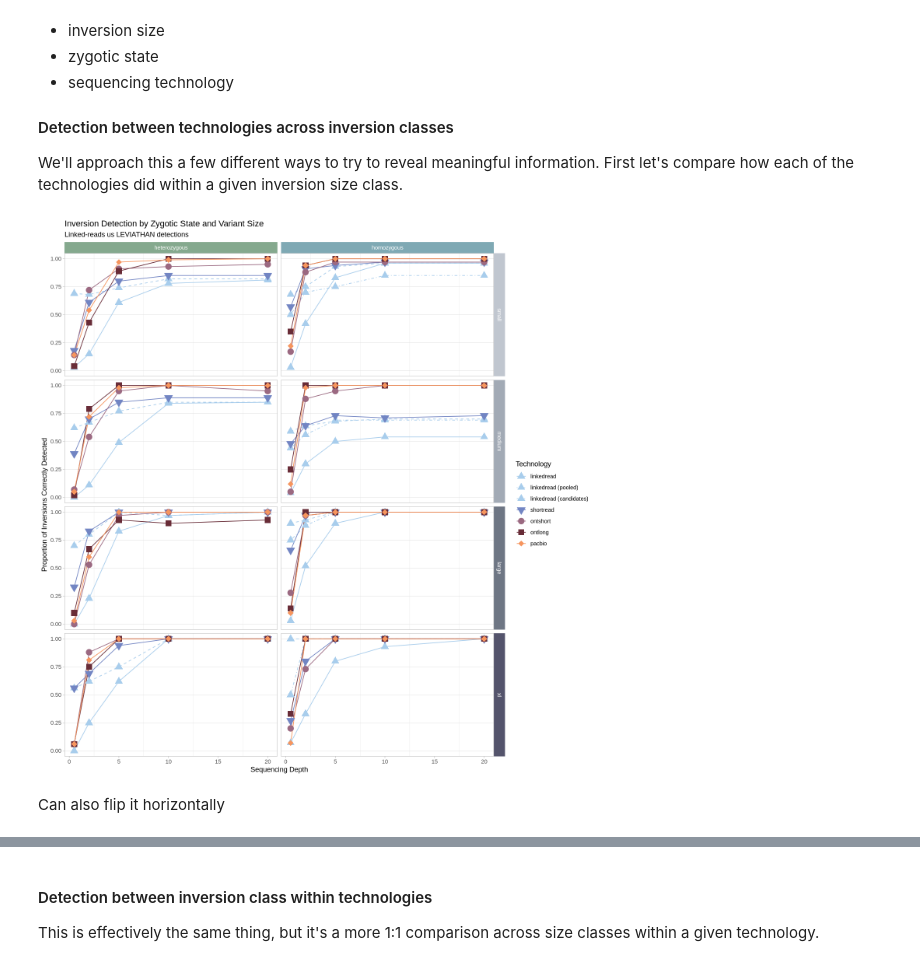
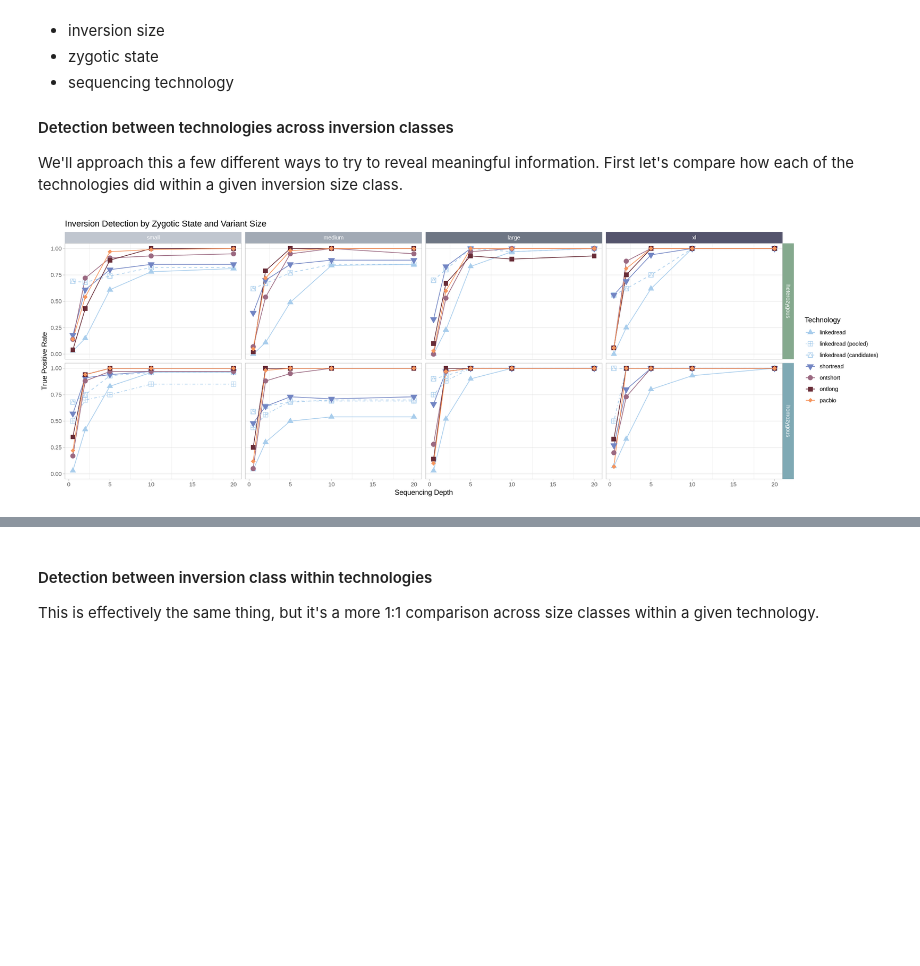
Before and after one commit to pdimens/haplotagging_simulations, a Jupyter notebook: compare_called_inversions.ipynb, the cells around one changed output, grey strips where cells are left out. Saved outputs shown, nothing was run; the diff lists cells and outputs as text; code cells hidden in the pictures; blank space fills up the shorter version.

Commit message:
new plots

```diff
--- a/compare_called_inversions.ipynb
+++ b/compare_called_inversions.ipynb
@@ -243,8 +244,8 @@ technology_lines <- c(
 
 technology_shapes <- c(
     "linkedread" = 17,
-    "linkedread (pooled)" = 17,
-    "linkedread (candidates)" = 17,
+    "linkedread (pooled)" = 12,
+    "linkedread (candidates)" = 14,
     "shortread" = 25,
     "ontshort" = 19,
     "ontlong" = 15,
@@ -253,8 +254,8 @@ technology_shapes <- c(
 
 technology_shapes2 <- c(
     "linkedread" = 17,
-    "linkedread (pooled)" = 25,
-    "linkedread (candidates)" = 18,
+    "linkedread (pooled)" = 12,
+    "linkedread (candidates)" = 14,
     "shortread" = 19,
     "ontshort" = 19,
     "ontlong" = 19,
@@ -271,27 +272,25 @@ We are now interested in seeing how these performed. There are several dimension
 #### Detection between technologies across inversion classes
 We'll approach this a few different ways to try to reveal meaningful information. First let's compare how each of the technologies did within a given inversion size class.
 # %%
-options(repr.plot.width = 12, repr.plot.height = 12)
-.strip <- strip_themed(background_x = elem_list_rect(fill = zygosity_colors), background_y = elem_list_rect(fill = size_colors))
+options(repr.plot.width = 18, repr.plot.height = 6)
+.strip <- strip_themed(background_y = elem_list_rect(fill = zygosity_colors), background_x = elem_list_rect(fill = size_colors))
 
-filter(samples, assessment == "true positive") %>%
+plt_zygosity <- filter(samples, assessment == "true positive") %>%
 ggplot(aes(x = depth, y = proportion, color = technology, fill = technology, group = technology, shape = technology)) +
     geom_line(aes(linetype = technology)) +
-    geom_point(size = 4) +
+    geom_point(size = 3) +
     scale_linetype_manual(values = technology_lines) +
     scale_color_manual(values = tech_colors) +
     scale_fill_manual(values = tech_colors) +
     scale_shape_manual(values = technology_shapes) +
     theme_light() +
     labs(
         title = "Inversion Detection by Zygotic State and Variant Size",
-        subtitle = "Linked-reads us LEVIATHAN detections",
         color = "Technology", shape = "Technology", fill = "Technology", linetype = "Technology") +
-    ylab("Proportion of Inversions Correctly Detected") +
+    ylab("True Positive Rate") +
     xlab("Sequencing Depth") +
     theme(panel.grid.minor.y = element_blank(), panel.grid.major.x = element_blank()) +
-    facet_grid2(cols = vars(zygosity), rows = vars(size), strip = .strip)
+    facet_grid2(rows = vars(zygosity), cols = vars(size), strip = .strip)
+plt_zygosity
 # %% [output]
-[figure, old version]
+[figure, new version]
-# %% [markdown]
-Can also flip it horizontally
```
Also changed, not shown: parts of 24 cells of this notebook, 2 other files.
